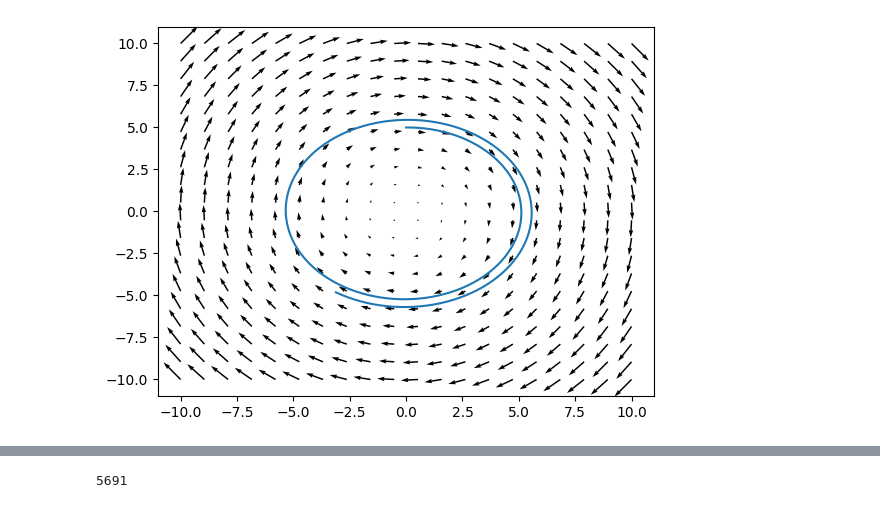
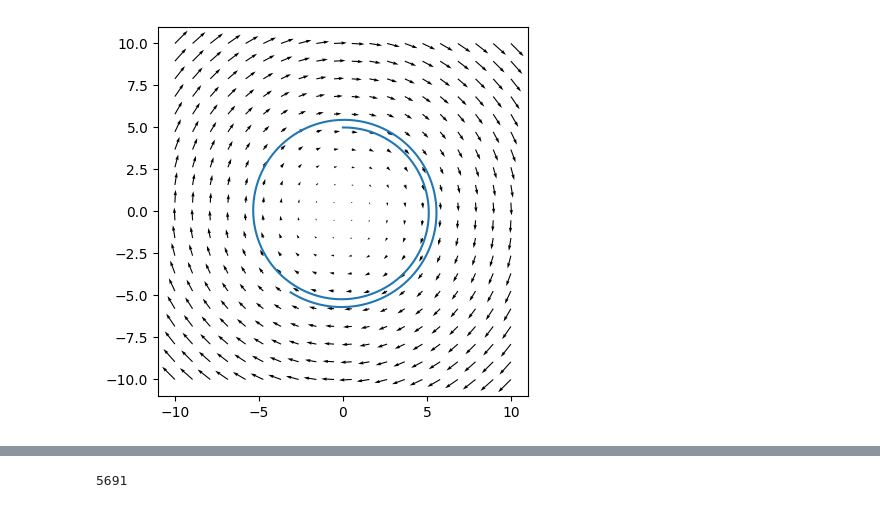
Before and after one commit to rportocarrero/Python, a Jupyter notebook: Vector Fields/Adaptive Step Euler's Method.ipynb, the cells around one changed output, grey strips where cells are left out. Cells and saved outputs as stored; diff of their text form; code cells hidden in the pictures.

Commit message:
Changed axis to prevent distorting visualizations of fields
Changed axis of plots to equal to avoid distorting shapes

```diff
--- a/Vector Fields/Adaptive Step Euler's Method.ipynb
+++ b/Vector Fields/Adaptive Step Euler's Method.ipynb
@@ -48,34 +48,36 @@ while time <= stop_time:
     err = np.abs(norm_a - norm_b)
 
     #calculate new timestep value
     timestep_correction = np.sqrt(error_tolerance/err)
     dt_correction.append(timestep_correction)
     timestep = timestep * timestep_correction
 
     # try again with the new timestep
     if err > error_tolerance:
         continue;
 
     #Perform forward euler
     state = forward_euler(clockwise_field,state[0],state[1],timestep)
     function_evals += 1
 
     #save outputs
     x_out_fe.append(state[0])
     y_out_fe.append(state[1])
     sim_time.append(time)
     steps.append(timestep)
     error.append(err)
 
     time += timestep
 
 # plot output
 plt.plot(x_out_fe,y_out_fe)
 u,v = clockwise_field(x,y)
 plt.quiver(x,y,u,v)
+ax = plt.gca()
+ax.set_aspect('equal')
 plt.show()
 # %% [output]
-[figure, old version]
+[figure, new version]
 # %%
 # plot the error
 plt.plot(sim_time, error)
```
Also changed, not shown: parts of 2 cells of this notebook, 1 other file.
